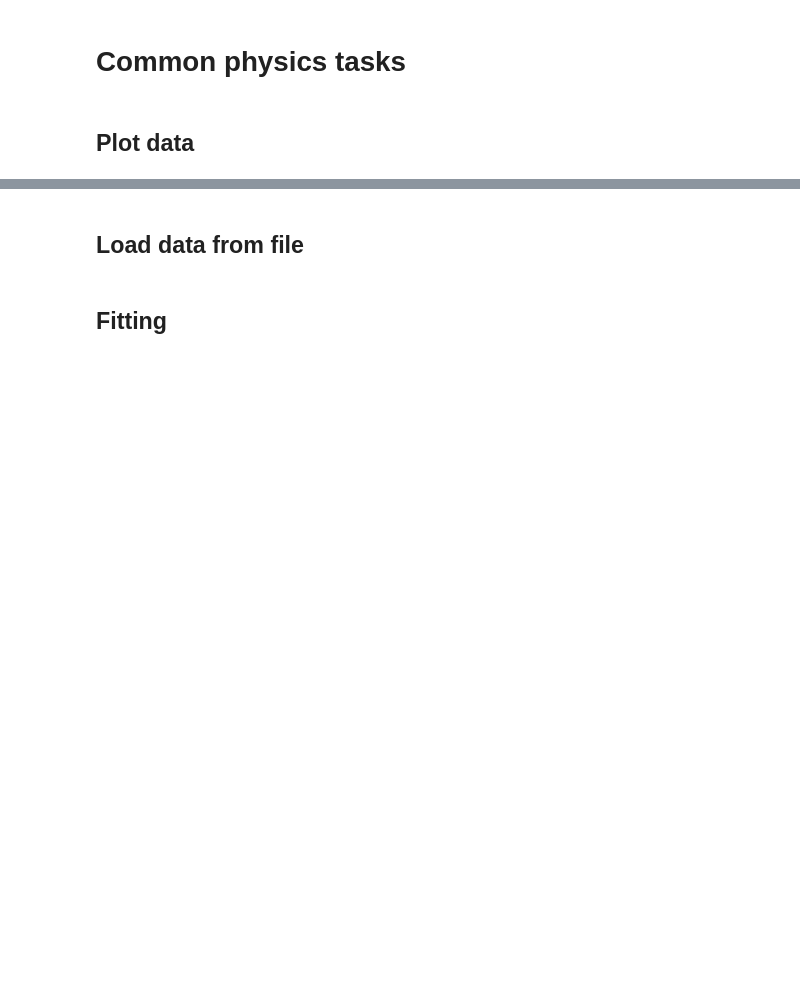
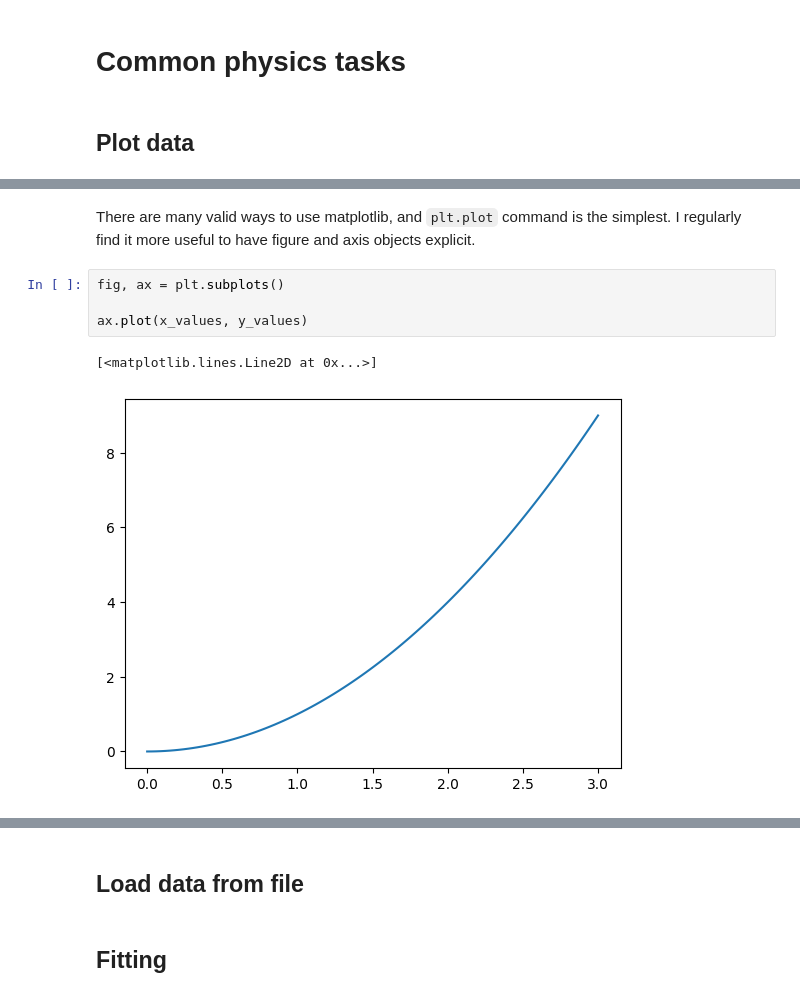
Before and after one commit to uon-sips/python-bootcamp, a Jupyter notebook: bootcamp.ipynb, the cells around one changed output, grey strips where cells are left out. Cells and saved outputs as stored; diff of their text form; blank space fills up the shorter version.

```diff
--- a/bootcamp.ipynb
+++ b/bootcamp.ipynb
@@ -167,0 +184,9 @@ my_pkge.get_favourite_subject('lachlan')
+# %% [markdown]
+There are many valid ways to use matplotlib, and `plt.plot` command is the simplest. I regularly find it more useful to have figure and axis objects explicit.
+# %%
+fig, ax = plt.subplots()
+
+ax.plot(x_values, y_values)
+# %% [output]
+[<matplotlib.lines.Line2D at 0x...>]
+[figure, added]
```
Also changed, not shown: parts of 8 cells of this notebook, 1 other file.
